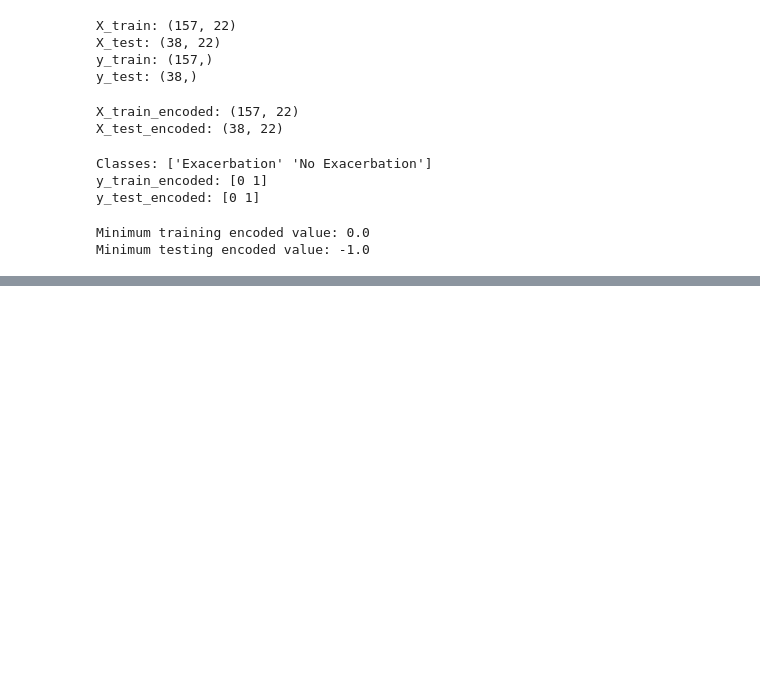
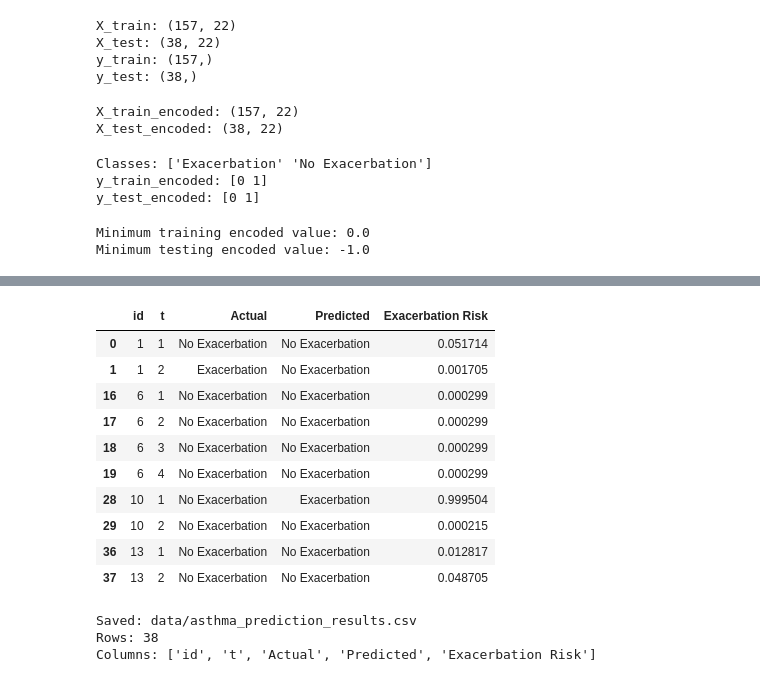
Before and after one commit to dumbgesh/asthma-attack-prediction, a Jupyter notebook: asthma_attack_pred.ipynb, the cells around one changed output, grey strips where cells are left out. Cells and saved outputs as stored; diff of their text form; code cells hidden in the pictures; blank space fills up the shorter version.

Commit message:
final model summary

```diff
--- a/asthma_attack_pred.ipynb
+++ b/asthma_attack_pred.ipynb
@@ -485,0 +493,10 @@ print("Number of categories per feature:", n_categories)
+# %%
+from sklearn.naive_bayes import CategoricalNB
+
+nb_model = CategoricalNB(
+    min_categories=n_categories
+)
+
+nb_model.fit(X_train_encoded, y_train_encoded)
+
+print("Model trained successfully.")
@@ -485,0 +505,5 @@ print("Number of categories per feature:", n_categories)
+# %%
+y_pred = nb_model.predict(X_test_encoded)
+
+print("Predictions:", y_pred)
+print("Prediction classes:", np.unique(y_pred))
@@ -485,0 +651,8 @@ print("Number of categories per feature:", n_categories)
+# %%
+y_proba = nb_model.predict_proba(X_test_encoded)
+
+print("First 10 predicted probabilities:")
+print(y_proba[:10])
+
+print("\nProbability columns:")
+print(label_encoder.classes_)
@@ -485,0 +674,9 @@ print("Number of categories per feature:", n_categories)
+# %%
+exacerbation_risk = y_proba[:, 0]
+
+print("Exacerbation risk range:")
+print("Minimum:", exacerbation_risk.min())
+print("Maximum:", exacerbation_risk.max())
+
+print("\nHighest predicted risks:")
+print(np.sort(exacerbation_risk)[-10:][::-1])
@@ -485,0 +691,35 @@ print("Number of categories per feature:", n_categories)
+# %%
+results = df.loc[test_mask, ["id", "t", "Asthma exacerbation"]].copy()
+
+results["Actual"] = results["Asthma exacerbation"]
+results["Predicted"] = label_encoder.inverse_transform(y_pred)
+results["Exacerbation Risk"] = exacerbation_risk
+
+results = results.drop(columns=["Asthma exacerbation"])
+
+results.head(10)
+# %% [output]
+|  | id | t | Actual | Predicted | Exacerbation Risk |
+| 0 | 1 | 1 | No Exacerbation | No Exacerbation | 0.051714 |
+| 1 | 1 | 2 | Exacerbation | No Exacerbation | 0.001705 |
+| 16 | 6 | 1 | No Exacerbation | No Exacerbation | 0.000299 |
+| 17 | 6 | 2 | No Exacerbation | No Exacerbation | 0.000299 |
+| 18 | 6 | 3 | No Exacerbation | No Exacerbation | 0.000299 |
+| 19 | 6 | 4 | No Exacerbation | No Exacerbation | 0.000299 |
+| 28 | 10 | 1 | No Exacerbation | Exacerbation | 0.999504 |
+| 29 | 10 | 2 | No Exacerbation | No Exacerbation | 0.000215 |
+| 36 | 13 | 1 | No Exacerbation | No Exacerbation | 0.012817 |
+| 37 | 13 | 2 | No Exacerbation | No Exacerbation | 0.048705 |
+# %%
+results.to_csv(
+    "data/asthma_prediction_results.csv",
+    index=False
+)
+
+print("Saved:", "data/asthma_prediction_results.csv")
+print("Rows:", len(results))
+print("Columns:", results.columns.tolist())
+# %% [output]
+Saved: data/asthma_prediction_results.csv
+Rows: 38
+Columns: ['id', 't', 'Actual', 'Predicted', 'Exacerbation Risk']
```
Also changed, not shown: parts of 12 cells of this notebook.
